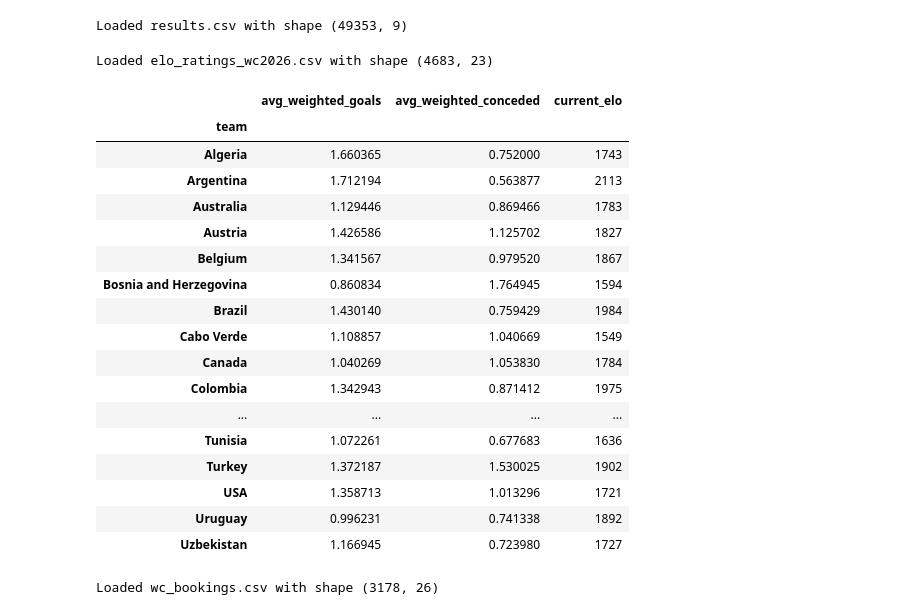
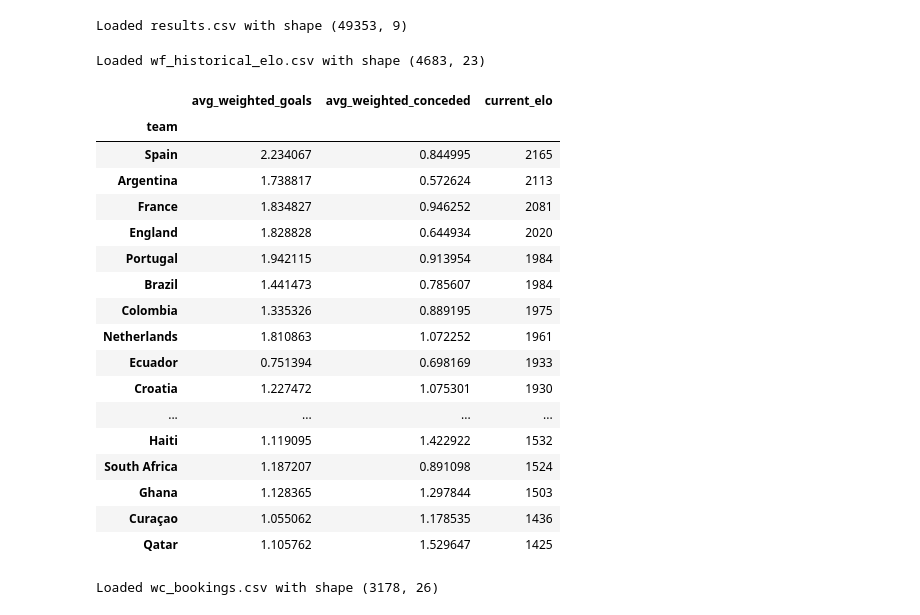
Before and after one commit to reeceama/FIFA-World-Cup-2026-Prediction-Model, a Jupyter notebook: notebook.ipynb, the cells around one changed output. Saved outputs shown, nothing was run; the diff lists cells and outputs as text; code cells hidden in the pictures.

```diff
--- a/notebook.ipynb
+++ b/notebook.ipynb
@@ -18,7 +18,7 @@ import numpy as np
 import scipy.stats as stats
 from collections import Counter
 
-def load_csv(filename : str):
+def load_csv(filename):
 
     """
     Loads a CSV from the data/ folder and prints its shape.
@@ -117,14 +117,14 @@ def time_decay(df, decay_rate = 0.3, reference_date = pd.Timestamp('2026-06-01')
     Creates a decay formula that weighs match importance based on how long ago it was played.
     """
 
-    df['years_ago'] = np.floor((reference_date - pd.to_datetime(df['date'])).dt.days / 365.25)
+    df['years_ago'] = (reference_date - pd.to_datetime(df['date'])).dt.days / 365.25
 
     df['decay'] = np.exp(-decay_rate * df['years_ago'])
     df['base_adjusted_weight'] = df['decay'] * df['weight']
 
     return df
 # %%
-def performance_weight(df, p = 5.8, q = 1.5):
+def performance_weight(df, p = 5.9, q = 1.4):
 
     df['offensive_weight'] = df['base_adjusted_weight'] * (df['opponent_strength'] ** p)
     df['defensive_weight'] = df['base_adjusted_weight'] * (df['opponent_strength'] ** q)
@@ -219,50 +219,50 @@ avg_weighted_conceded = calc_avg_weighted_conceded(team_match_data)
 # %%
 def build_wc_team_stats(avg_weighted_goals, avg_weighted_conceded):
 
     team_stats = pd.DataFrame({
         'avg_weighted_goals' : avg_weighted_goals,
         'avg_weighted_conceded' : avg_weighted_conceded,
     })
 
     #A filter that removes all non-WC teams from team_stats
 
     wc_teams = set(group_fixtures['home_team']) | set(group_fixtures['away_team'])
     wc_team_stats = team_stats[team_stats.index.isin(wc_teams)]
 
-    wf_elo = load_csv('elo_ratings_wc2026.csv')
+    wf_elo = load_csv('wf_historical_elo.csv')
     wf_elo['country'] = wf_elo['country'].replace(changed_team_names)
     wc_current_elo = wf_elo[wf_elo['snapshot_date'] == '2026-05-27'].set_index('country')
     wc_current_elo = wc_current_elo.rename(columns = {
         'rating' : 'current_elo'
     })
 
     wc_team_stats['current_elo'] = wc_current_elo['current_elo']
 
     return wc_team_stats
 
 wc_team_stats = build_wc_team_stats(avg_weighted_goals, avg_weighted_conceded)
-wc_team_stats.sort_values('current_elo', ascending=False)
+wc_team_stats = wc_team_stats.sort_values('current_elo', ascending=False)
 wc_team_stats
 # %% [output]
-Loaded elo_ratings_wc2026.csv with shape (4683, 23)
+Loaded wf_historical_elo.csv with shape (4683, 23)
 |  | avg_weighted_goals | avg_weighted_conceded | current_elo |
 | team |  |  |  |
-| Algeria | 1.660365 | 0.752000 | 1743 |
-| Argentina | 1.712194 | 0.563877 | 2113 |
-| Australia | 1.129446 | 0.869466 | 1783 |
-| Austria | 1.426586 | 1.125702 | 1827 |
-| Belgium | 1.341567 | 0.979520 | 1867 |
-| Bosnia and Herzegovina | 0.860834 | 1.764945 | 1594 |
-| Brazil | 1.430140 | 0.759429 | 1984 |
-| Cabo Verde | 1.108857 | 1.040669 | 1549 |
-| Canada | 1.040269 | 1.053830 | 1784 |
-| Colombia | 1.342943 | 0.871412 | 1975 |
+| Spain | 2.234067 | 0.844995 | 2165 |
+| Argentina | 1.738817 | 0.572624 | 2113 |
+| France | 1.834827 | 0.946252 | 2081 |
+| England | 1.828828 | 0.644934 | 2020 |
+| Portugal | 1.942115 | 0.913954 | 1984 |
+| Brazil | 1.441473 | 0.785607 | 1984 |
+| Colombia | 1.335326 | 0.889195 | 1975 |
+| Netherlands | 1.810863 | 1.072252 | 1961 |
+| Ecuador | 0.751394 | 0.698169 | 1933 |
+| Croatia | 1.227472 | 1.075301 | 1930 |
 | ... | ... | ... | ... |
-| Tunisia | 1.072261 | 0.677683 | 1636 |
-| Turkey | 1.372187 | 1.530025 | 1902 |
-| USA | 1.358713 | 1.013296 | 1721 |
-| Uruguay | 0.996231 | 0.741338 | 1892 |
-| Uzbekistan | 1.166945 | 0.723980 | 1727 |
+| Haiti | 1.119095 | 1.422922 | 1532 |
+| South Africa | 1.187207 | 0.891098 | 1524 |
+| Ghana | 1.128365 | 1.297844 | 1503 |
+| Curaçao | 1.055062 | 1.178535 | 1436 |
+| Qatar | 1.105762 | 1.529647 | 1425 |
 # %%
 host_teams = {'USA', 'Mexico', 'Canada'}
 
```
Also changed, not shown: parts of 8 cells of this notebook, 3 other files.
